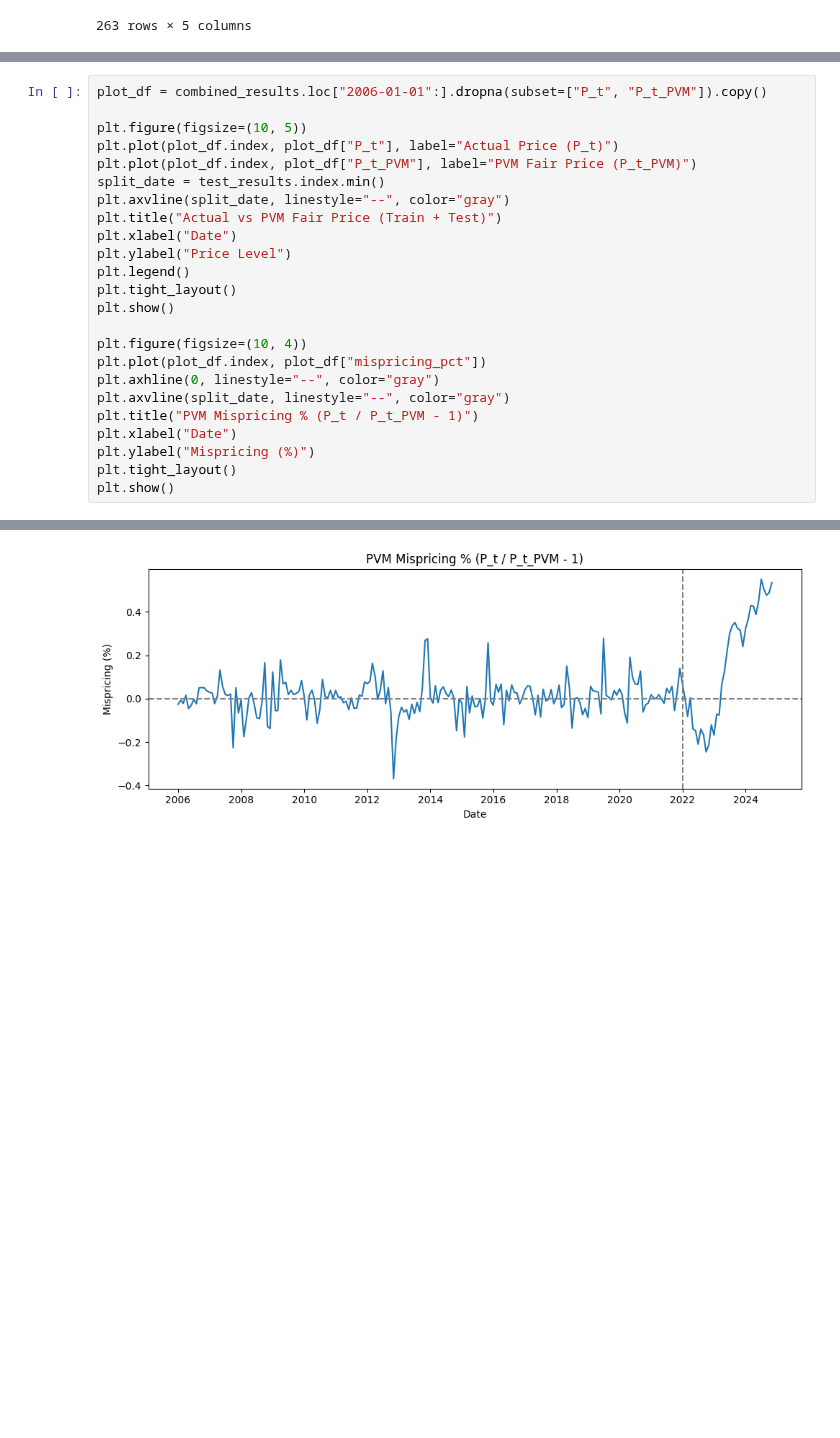
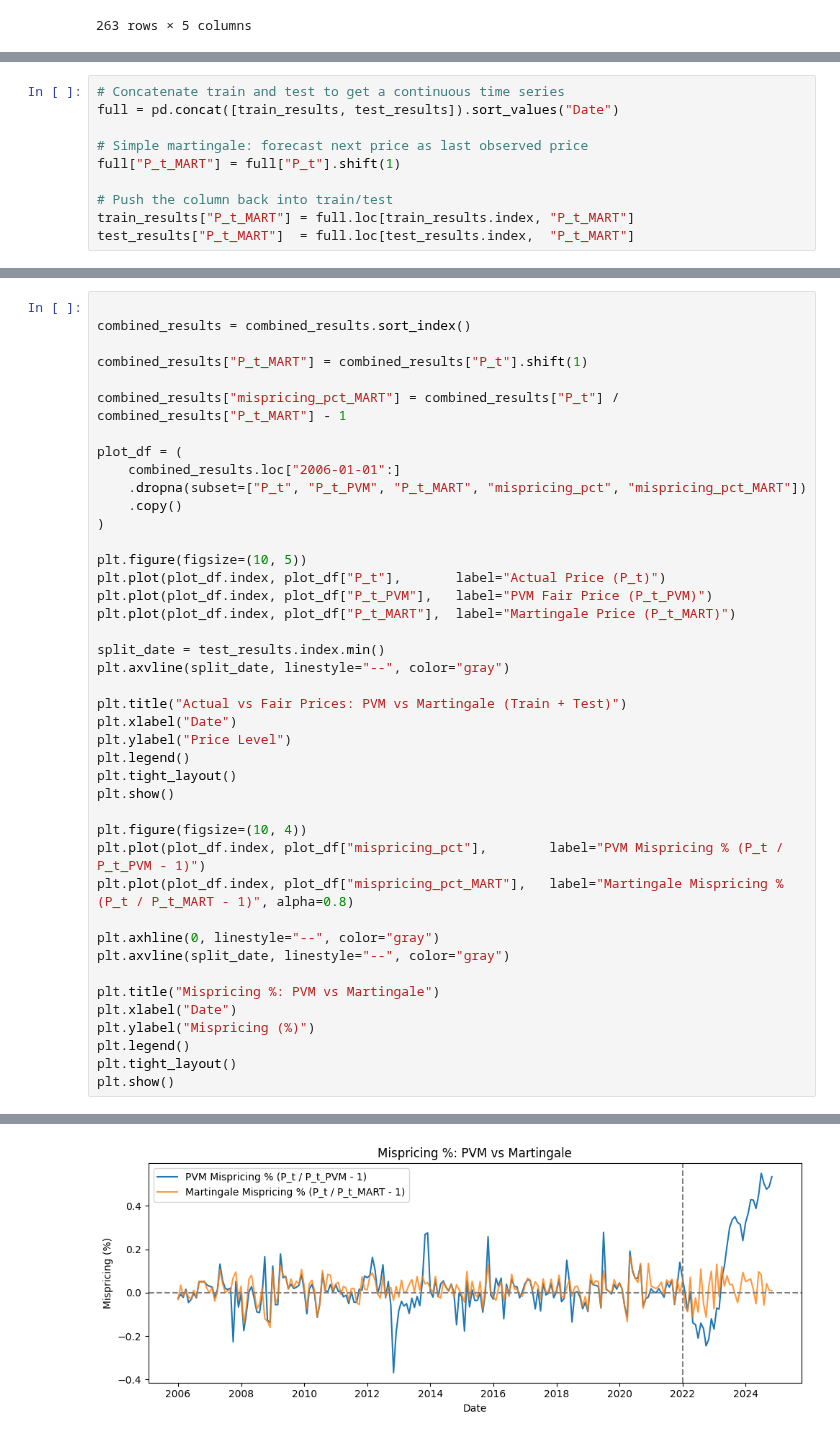
Before and after one commit to EliaLand/Martingale_FVM_AssetPricing, a Jupyter notebook: Part 2/main_FVM.ipynb, the cells around one changed output, grey strips where cells are left out. Drawn from its saved outputs; the diff is of its cells as text; blank space fills up the shorter version.

```diff
--- a/Part 2/main_FVM.ipynb
+++ b/Part 2/main_FVM.ipynb
@@ -543,3 +548,13 @@ RMSE: 53.4909
 MAPE: 21.08%
 Correlation (P_t vs P_t_PVM): 0.3617
 Pseudo R²: -0.1829
+# %%
+# Concatenate train and test to get a continuous time series
+full = pd.concat([train_results, test_results]).sort_values("Date")
+
+# Simple martingale: forecast next price as last observed price
+full["P_t_MART"] = full["P_t"].shift(1)
+
+# Push the column back into train/test
+train_results["P_t_MART"] = full.loc[train_results.index, "P_t_MART"]
+test_results["P_t_MART"]  = full.loc[test_results.index,  "P_t_MART"]
@@ -546,12 +576,26 @@ Pseudo R²: -0.1829
 # %%
-plot_df = combined_results.loc["2006-01-01":].dropna(subset=["P_t", "P_t_PVM"]).copy()
+
+combined_results = combined_results.sort_index()
+
+combined_results["P_t_MART"] = combined_results["P_t"].shift(1)
+
+combined_results["mispricing_pct_MART"] = combined_results["P_t"] / combined_results["P_t_MART"] - 1
+
+plot_df = (
+    combined_results.loc["2006-01-01":]
+    .dropna(subset=["P_t", "P_t_PVM", "P_t_MART", "mispricing_pct", "mispricing_pct_MART"])
+    .copy()
+)
 
 plt.figure(figsize=(10, 5))
-plt.plot(plot_df.index, plot_df["P_t"], label="Actual Price (P_t)")
-plt.plot(plot_df.index, plot_df["P_t_PVM"], label="PVM Fair Price (P_t_PVM)")
+plt.plot(plot_df.index, plot_df["P_t"],       label="Actual Price (P_t)")
+plt.plot(plot_df.index, plot_df["P_t_PVM"],   label="PVM Fair Price (P_t_PVM)")
+plt.plot(plot_df.index, plot_df["P_t_MART"],  label="Martingale Price (P_t_MART)")
+
 split_date = test_results.index.min()
 plt.axvline(split_date, linestyle="--", color="gray")
-plt.title("Actual vs PVM Fair Price (Train + Test)")
+
+plt.title("Actual vs Fair Prices: PVM vs Martingale (Train + Test)")
 plt.xlabel("Date")
 plt.ylabel("Price Level")
 plt.legend()
@@ -559,12 +603,16 @@ plt.tight_layout()
 plt.show()
 
 plt.figure(figsize=(10, 4))
-plt.plot(plot_df.index, plot_df["mispricing_pct"])
+plt.plot(plot_df.index, plot_df["mispricing_pct"],        label="PVM Mispricing % (P_t / P_t_PVM - 1)")
+plt.plot(plot_df.index, plot_df["mispricing_pct_MART"],   label="Martingale Mispricing % (P_t / P_t_MART - 1)", alpha=0.8)
+
 plt.axhline(0, linestyle="--", color="gray")
 plt.axvline(split_date, linestyle="--", color="gray")
-plt.title("PVM Mispricing % (P_t / P_t_PVM - 1)")
+
+plt.title("Mispricing %: PVM vs Martingale")
 plt.xlabel("Date")
 plt.ylabel("Mispricing (%)")
+plt.legend()
 plt.tight_layout()
 plt.show()
 # %% [output]
@@ -572,4 +620,4 @@ plt.show()
-[figure, old version]
+[figure, new version]
 # %%
 import numpy as np
 import pandas as pd
```
Also changed, not shown: parts of 5 cells of this notebook.
